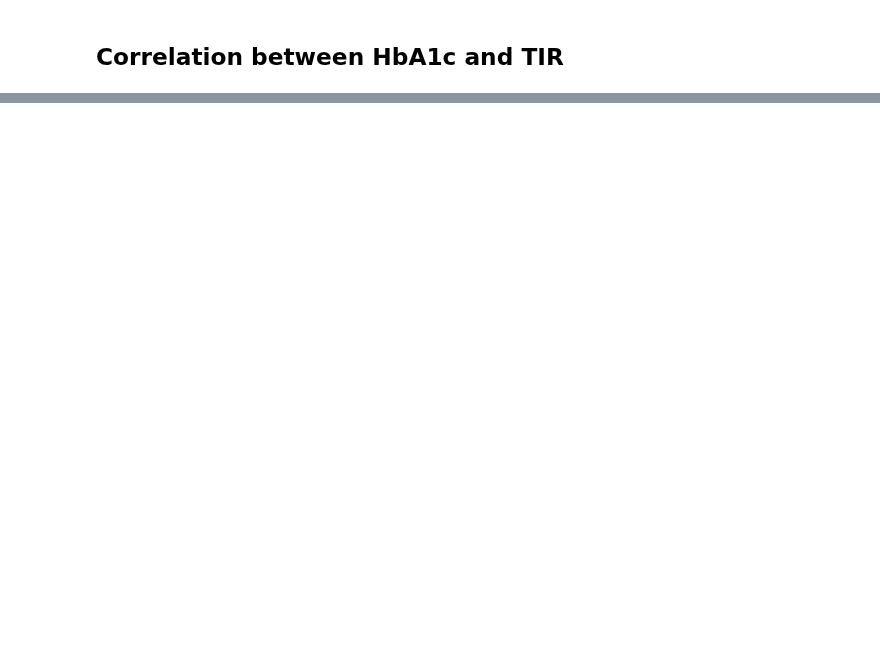
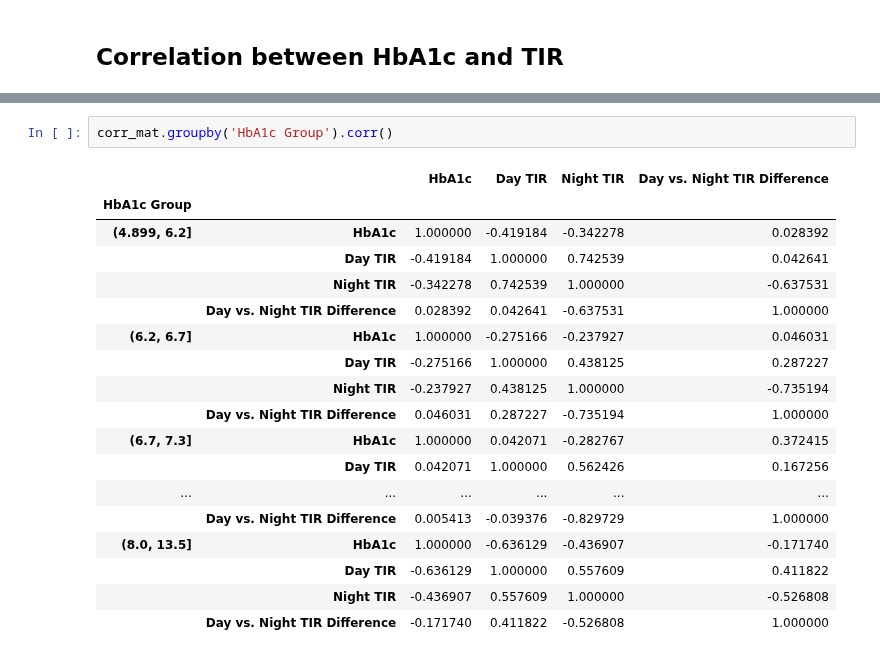
Before and after one commit to childhealthbiostatscore/BDC-Code, a Jupyter notebook: Viral Shah/Day and Night CGM/day_night_cgm_jdrf.ipynb, the cells around one changed output, grey strips where cells are left out. Drawn from its saved outputs; the diff is of its cells as text; blank space fills up the shorter version.

```diff
--- a/Viral Shah/Day and Night CGM/day_night_cgm_jdrf.ipynb
+++ b/Viral Shah/Day and Night CGM/day_night_cgm_jdrf.ipynb
@@ -72,0 +134,21 @@ SpearmanrResult(correlation=-0.8113612721983665, pvalue=6.058889572549373e-79)
+# %%
+corr_mat.groupby('HbA1c Group').corr()
+# %% [output]
+|  |  | HbA1c | Day TIR | Night TIR | Day vs. Night TIR Difference |
+| HbA1c Group |  |  |  |  |  |
+| (4.899, 6.2] | HbA1c | 1.000000 | -0.419184 | -0.342278 | 0.028392 |
+|  | Day TIR | -0.419184 | 1.000000 | 0.742539 | 0.042641 |
+|  | Night TIR | -0.342278 | 0.742539 | 1.000000 | -0.637531 |
+|  | Day vs. Night TIR Difference | 0.028392 | 0.042641 | -0.637531 | 1.000000 |
+| (6.2, 6.7] | HbA1c | 1.000000 | -0.275166 | -0.237927 | 0.046031 |
+|  | Day TIR | -0.275166 | 1.000000 | 0.438125 | 0.287227 |
+|  | Night TIR | -0.237927 | 0.438125 | 1.000000 | -0.735194 |
+|  | Day vs. Night TIR Difference | 0.046031 | 0.287227 | -0.735194 | 1.000000 |
+| (6.7, 7.3] | HbA1c | 1.000000 | 0.042071 | -0.282767 | 0.372415 |
+|  | Day TIR | 0.042071 | 1.000000 | 0.562426 | 0.167256 |
+| ... | ... | ... | ... | ... | ... |
+|  | Day vs. Night TIR Difference | 0.005413 | -0.039376 | -0.829729 | 1.000000 |
+| (8.0, 13.5] | HbA1c | 1.000000 | -0.636129 | -0.436907 | -0.171740 |
+|  | Day TIR | -0.636129 | 1.000000 | 0.557609 | 0.411822 |
+|  | Night TIR | -0.436907 | 0.557609 | 1.000000 | -0.526808 |
+|  | Day vs. Night TIR Difference | -0.171740 | 0.411822 | -0.526808 | 1.000000 |
```
Also changed, not shown: parts of 24 cells of this notebook.
